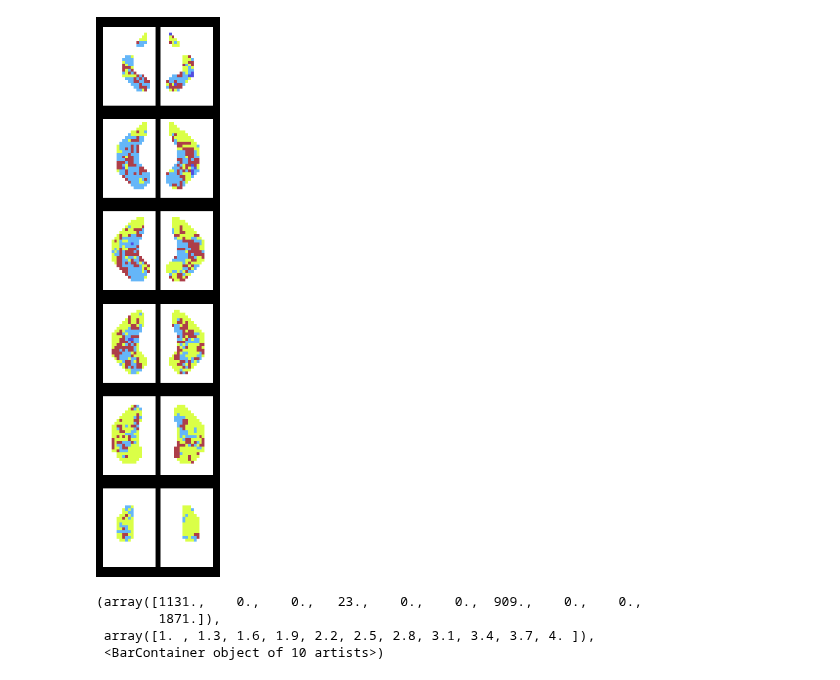
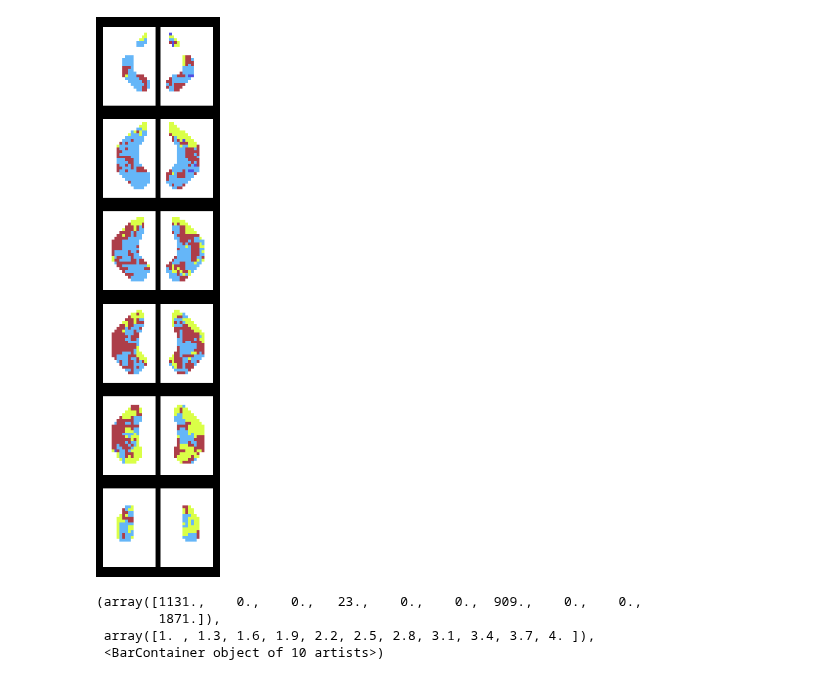
Before and after one commit to DiedrichsenLab/Pontine7T, a Jupyter notebook: notebooks/dentate_atlas.ipynb, the cells around one changed output. Cells and saved outputs as stored; diff of their text form; code cells hidden in the pictures.

```diff
--- a/notebooks/dentate_atlas.ipynb
+++ b/notebooks/dentate_atlas.ipynb
@@ -33,0 +306,28 @@ sb.barplot(y='region',x='prob',data=D)
+# %%
+#gauging percentage of dentate associated with each parcel
+
+wta = np.argmax(pmap, axis=0)
+
+wta +=1
+
+# Count the frequency of each parcel (parcel numbers range from 0 to 31)
+frequencies = np.bincount(wta, minlength=33)[1:]  # Ensure length is 32 even if some parcels don't appear
+
+percentage = []
+for i in frequencies:
+    percentages = i/np.sum(frequencies)*100
+    percentage.append(percentages)
+   # print(percentage)
+
+print(percentage)
+
+parcel_numbers = np.arange(1, 33)  # Parcel numbers from 1 to 32
+
+plt.figure(figsize=(10, 6))
+plt.bar(parcel_numbers, percentage, color='lightcoral')
+plt.xlabel("Parcel Number")
+plt.ylabel("Frequency (Number of Voxels)")
+plt.title("Percentage of voxels associated with each parcel: dentate")
+plt.xticks(parcel_numbers, roi_names[1:], fontsize=7.5)  # Ensure all parcel numbers are shown
+plt.grid(axis='y', linestyle='--', alpha=0.5)
+plt.show()
@@ -46,5 +440,11 @@ pass
 # %%
-new_labels = ['0','M','A','D','S'] # Use regexpress '..L','..R' for leftvs.right
+#amalgamation
+
+new_labels = ['0', 'M.L', 'A.L',
+              'D1L', 'D2L', 'D3L', 'D4L', 'S1L', 'S2L', 'S3L', 'S4L', 'S5L',
+              'M1R', 'M2R', 'M3R', 'M4R', 'A1R', 'A2R', 'A3R', 'D1R', 'D2R', 'D3R', 'D4R',
+              'S1R', 'S2R', 'S3R', 'S4R', 'S5R']
+
 index = ds.combine_parcel_labels(roi_names,new_labels)
 index = index[1:]
 new_reg = np.unique(index)
@@ -52,16 +452,22 @@ newprob = np.zeros((len(new_reg),pmap.shape[1]))
 for i in range(len(new_reg)):
     newprob[i,:] = pmap[index==new_reg[i],:].sum(axis=0)
 # %%
+#new_cmap = cmap[[0,1,2,3,4,5,32],:] #the values here select a colour, so make sure that the colour is associated with the correct region
+
+index2 = np.concatenate([np.arange(0, 2), [5], np.arange(9, 33)])
+
 new_cmap = cmap[[0,3,6,8,13],:]
+
+#0, M (3: blue), A (6: dark blue), D (8: maroon), S (13: yellow)
 
 wta = np.argmax(newprob, axis=0)
 wta += 1
 
 wta_int32 = wta.astype(np.int32)
 
-dentate_parcellation = plot.plot_dentate(wta_int32,cscale=[0,4],cmap=new_cmap)
+dentate_parcellation = plot.plot_dentate(wta_int32,cscale=[0,5],cmap=new_cmap)
 # %% [output]
-[figure, old version]
+[figure, new version]
 # %%
 plt.hist(wta.flatten())
 # %% [output]
```
Also changed, not shown: parts of 17 cells of this notebook, 1 other file.
